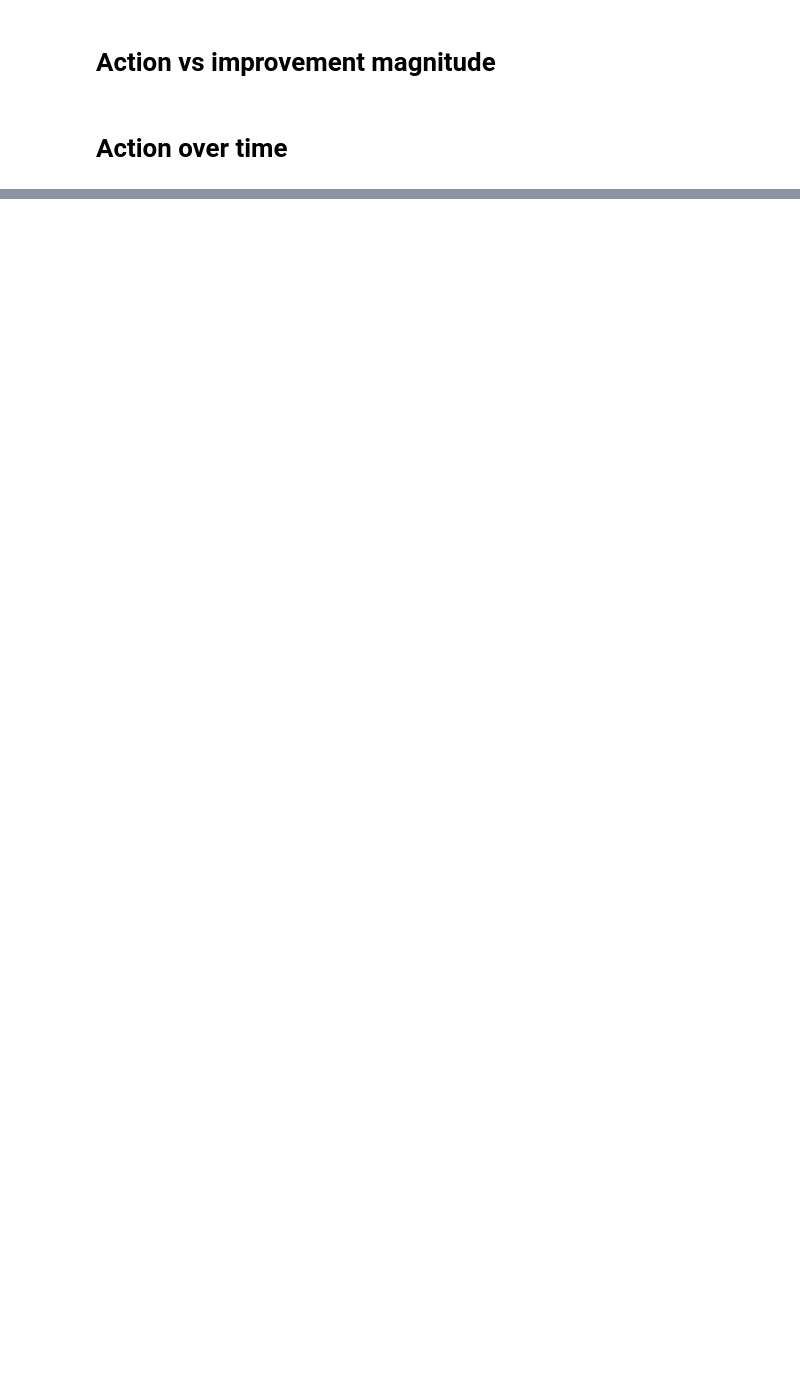
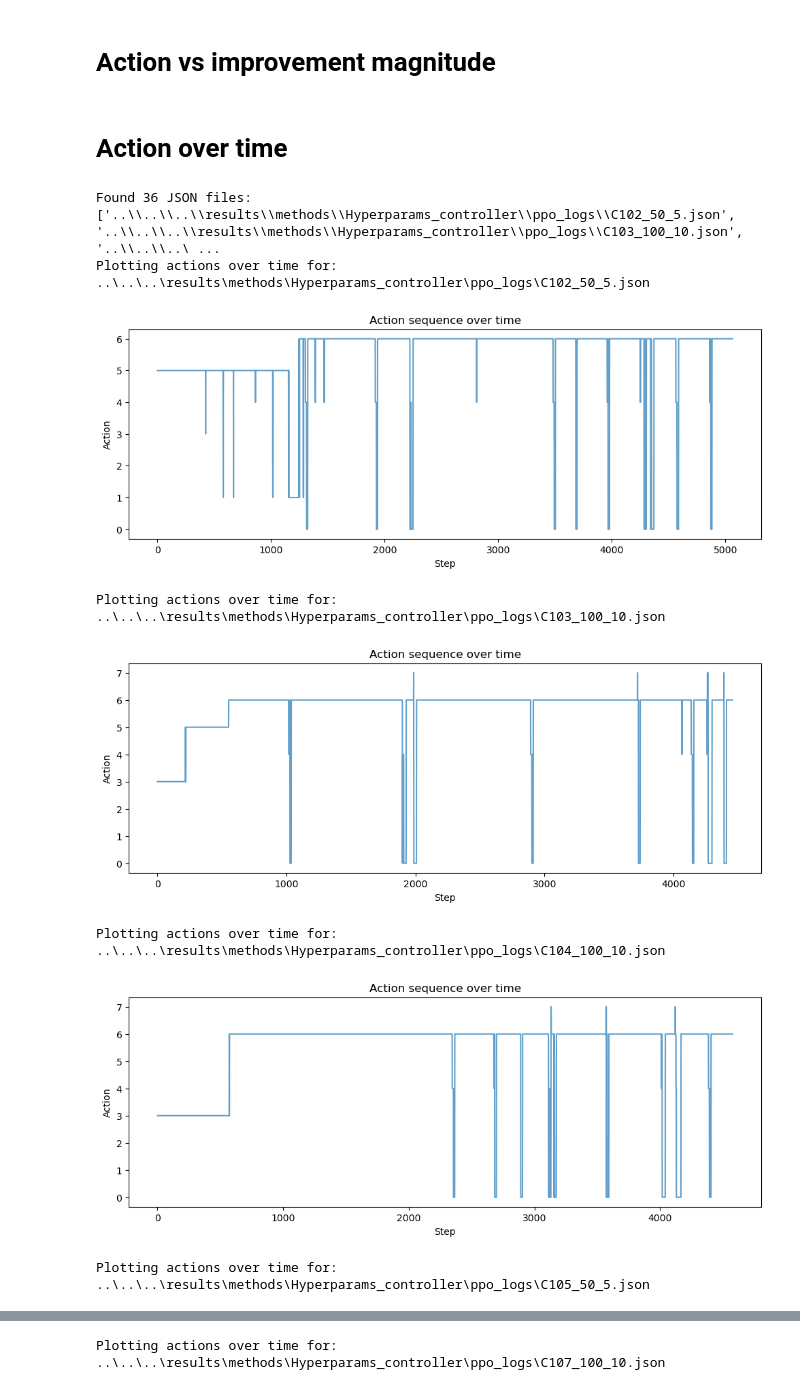
Before and after one commit to NaDdjg/GVNS-implementation, a Jupyter notebook: gvns/rl/notebooks/PPO_action_evaluation.ipynb, the cells around one changed output, grey strips where cells are left out. Drawn from its saved outputs; the diff is of its cells as text; code cells hidden in the pictures; blank space fills up the shorter version.

```diff
--- a/gvns/rl/notebooks/PPO_action_evaluation.ipynb
+++ b/gvns/rl/notebooks/PPO_action_evaluation.ipynb
@@ -75,3 +124,9 @@ def plot_action_gain(log_path):
+# %%
+files = get_ppo_log_files()
+print(f"Found {len(files)} JSON files: {files}")
+for log_path in files:
+    print(f"Plotting gain for: {log_path}")
+    plot_action_gain(log_path)
 # %% [markdown]
 # Action over time
 # %%
@@ -87,3 +142,18 @@ def plot_actions_over_time(log_path):
     plt.ylabel("Action")
     plt.title("Action sequence over time")
     plt.show()
+# %%
+files = get_ppo_log_files()
+print(f"Found {len(files)} JSON files: {files}")
+for log_path in files:
+    print(f"Plotting actions over time for: {log_path}")
+    plot_actions_over_time(log_path)
+# %% [output]
+Found 36 JSON files: ['..\\..\\..\\results\\methods\\Hyperparams_controller\\ppo_logs\\C102_50_5.json', '..\\..\\..\\results\\methods\\Hyperparams_controller\\ppo_logs\\C103_100_10.json', '..\\..\\..\ ...
+Plotting actions over time for: ..\..\..\results\methods\Hyperparams_controller\ppo_logs\C102_50_5.json
+[figure, added]
+Plotting actions over time for: ..\..\..\results\methods\Hyperparams_controller\ppo_logs\C103_100_10.json
+[figure, added]
+Plotting actions over time for: ..\..\..\results\methods\Hyperparams_controller\ppo_logs\C104_100_10.json
+[figure, added]
+Plotting actions over time for: ..\..\..\results\methods\Hyperparams_controller\ppo_logs\C105_50_5.json
@@ -89,0 +161 @@ def plot_actions_over_time(log_path):
+Plotting actions over time for: ..\..\..\results\methods\Hyperparams_controller\ppo_logs\C107_100_10.json
```
Also changed, not shown: parts of 7 cells of this notebook, 2 other files.
